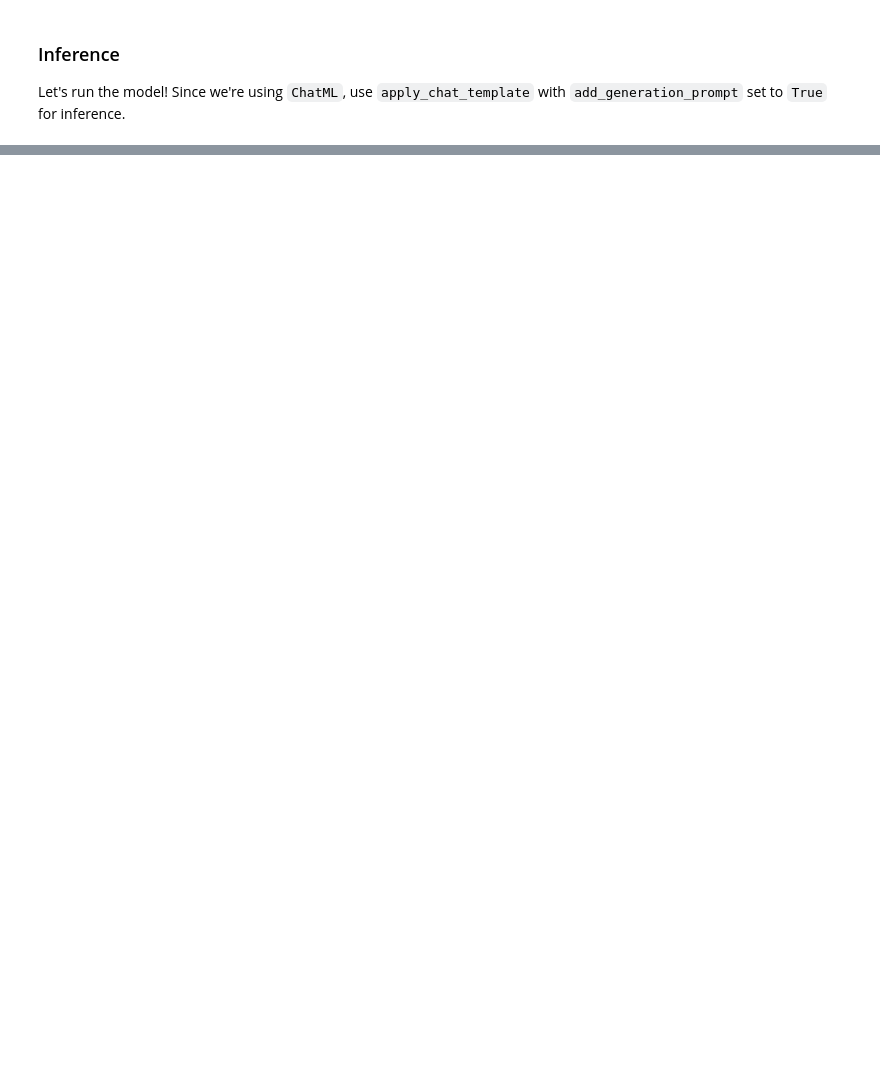
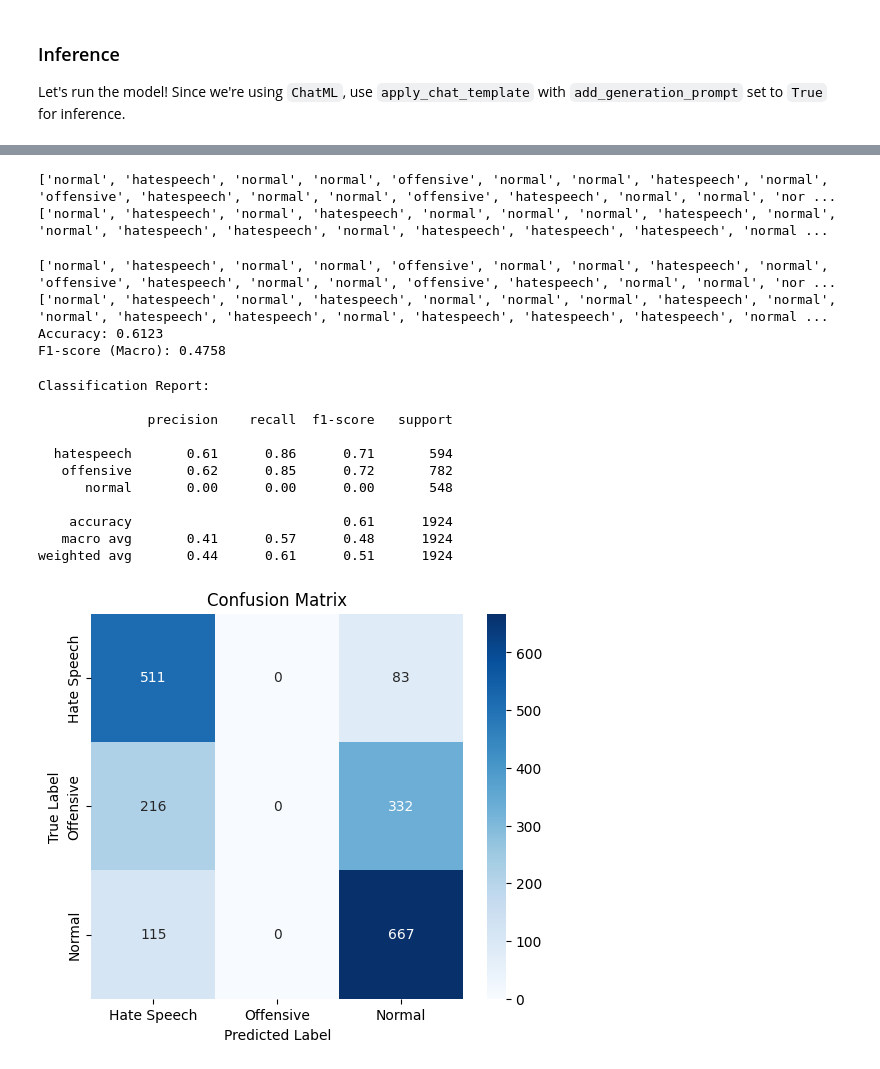
Before and after one commit to pamelalee26/hatespeechdetection, a Jupyter notebook: nb/Mistral_v0.3_(7B)-Conversational.ipynb, the cells around one changed output, grey strips where cells are left out. Cells and saved outputs as stored; diff of their text form; code cells hidden in the pictures; blank space fills up the shorter version.

```diff
--- a/nb/Mistral_v0.3_(7B)-Conversational.ipynb
+++ b/nb/Mistral_v0.3_(7B)-Conversational.ipynb
@@ -288,7 +388,10 @@ tokenizer = get_chat_template(
 FastLanguageModel.for_inference(model) # Enable native 2x faster inference
 
 messages = [
-    {"from": "human", "value": "Continue the fibonnaci sequence: 1, 1, 2, 3, 5, 8,"},
+    {'from': 'system',
+  'value': "You are a hate speech detection model. Classify the given text into one of three categories: \n- 'Hate Speech': Content that directly promotes violence, discrimination, or hate against individuals or groups based on race, religion, gender, or other attributes.\n- 'Offensive': Content that is inappropriate, rude, or hurtful, where the speaker is using offensive language, but it does not promote violence or discrimination.\n- 'Normal': Content that is neutral, respectful, or reporting events, even if it contains references to hate speech or offensive language.\nStatements that merely **quote offensive or hate speech used by others, without intent to offend**, should be classified as 'Normal'.\nReturn ONLY one of these three words: 'Hatespeech', 'Offensive', or 'Normal'. Do NOT provide any explanations or additional text. Classify this text:"},
+ {'from': 'human',
+  'value': 'guilty until proven innocent unless you are a jew a nigger or a lover of both'}
 ]
 inputs = tokenizer.apply_chat_template(
     messages,
@@ -448,0 +453,61 @@ Some other links:
+# %%
+print(true_labels)
+print(predicted_labels)
+# %% [output]
+['normal', 'hatespeech', 'normal', 'normal', 'offensive', 'normal', 'normal', 'hatespeech', 'normal', 'offensive', 'hatespeech', 'normal', 'normal', 'offensive', 'hatespeech', 'normal', 'normal', 'nor ...
+['normal', 'hatespeech', 'normal', 'hatespeech', 'normal', 'normal', 'normal', 'hatespeech', 'normal', 'normal', 'hatespeech', 'hatespeech', 'normal', 'hatespeech', 'hatespeech', 'hatespeech', 'normal ...
+# %%
+# Convert to numpy arrays
+print(true_labels)
+print(predicted_labels)
+
+# Convert to numpy arrays
+true_labels = np.array(true_labels)
+predicted_labels = np.array(predicted_labels)
+
+# Compute accuracy and F1 score (macro)
+accuracy = accuracy_score(true_labels, predicted_labels)
+f1_macro = f1_score(true_labels, predicted_labels, average="macro")
+
+# Print results
+print(f"Accuracy: {accuracy:.4f}")
+print(f"F1-score (Macro): {f1_macro:.4f}")
+# %% [output]
+['normal', 'hatespeech', 'normal', 'normal', 'offensive', 'normal', 'normal', 'hatespeech', 'normal', 'offensive', 'hatespeech', 'normal', 'normal', 'offensive', 'hatespeech', 'normal', 'normal', 'nor ...
+['normal', 'hatespeech', 'normal', 'hatespeech', 'normal', 'normal', 'normal', 'hatespeech', 'normal', 'normal', 'hatespeech', 'hatespeech', 'normal', 'hatespeech', 'hatespeech', 'hatespeech', 'normal ...
+Accuracy: 0.6123
+F1-score (Macro): 0.4758
+# %%
+import numpy as np
+import matplotlib.pyplot as plt
+import seaborn as sns
+from sklearn.metrics import confusion_matrix, classification_report
+
+# Generate confusion matrix
+cm = confusion_matrix(true_labels, predicted_labels, labels=["hatespeech", "offensive", "normal"])
+
+# Print Classification Report
+print("Classification Report:\n")
+print(classification_report(true_labels, predicted_labels, target_names=["hatespeech", "offensive", "normal"]))
+
+# Plot confusion matrix
+plt.figure(figsize=(6,5))
+sns.heatmap(cm, annot=True, fmt="d", cmap="Blues", xticklabels=["Hate Speech", "Offensive", "Normal"],
+            yticklabels=["Hate Speech", "Offensive", "Normal"])
+plt.xlabel("Predicted Label")
+plt.ylabel("True Label")
+plt.title("Confusion Matrix")
+plt.show()
+# %% [output]
+Classification Report:
+
+              precision    recall  f1-score   support
+
+  hatespeech       0.61      0.86      0.71       594
+   offensive       0.62      0.85      0.72       782
+      normal       0.00      0.00      0.00       548
+
+    accuracy                           0.61      1924
+   macro avg       0.41      0.57      0.48      1924
+weighted avg       0.44      0.61      0.51      1924
+[figure, added]
```
Also changed, not shown: parts of 31 cells of this notebook.
